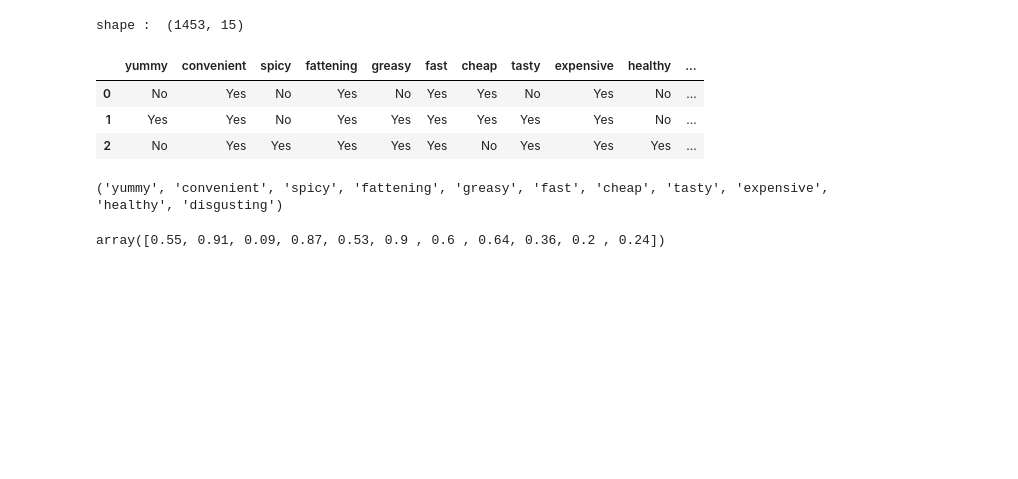
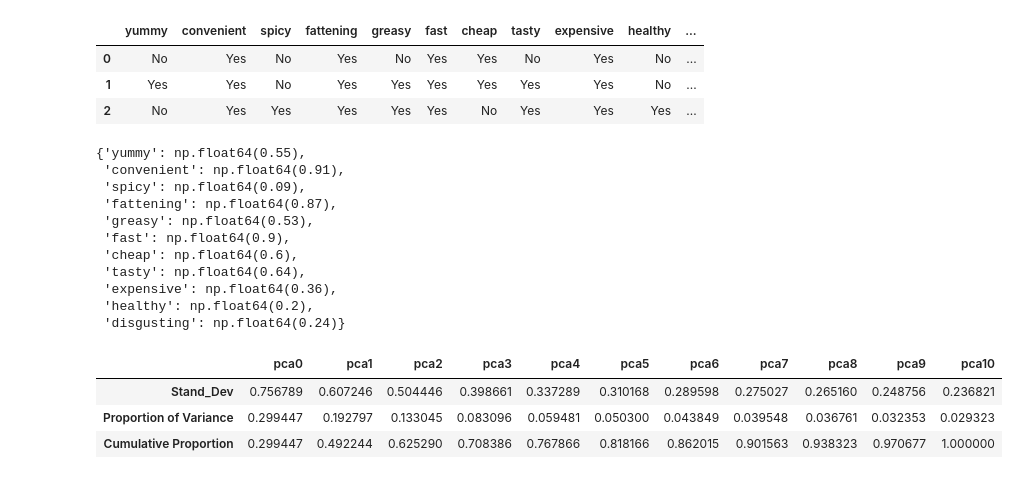
Before and after one commit to mdismailquraishicse/McDonaldCustomerSegmentation, a Jupyter notebook: McDonaldCustomerSegmentation.ipynb, the cells around one changed output. Cells and saved outputs as stored; diff of their text form; code cells hidden in the pictures; blank space fills up the shorter version.

```diff
--- a/McDonaldCustomerSegmentation.ipynb
+++ b/McDonaldCustomerSegmentation.ipynb
@@ -11,19 +16,47 @@ path = 'data\mcdonalds.csv'
 df = pd.read_csv(path)
 # %%
 # First look
-print('shape : ',df.shape)
 df.head(3)
 # %% [output]
-shape :  (1453, 15)
 |  | yummy | convenient | spicy | fattening | greasy | fast | cheap | tasty | expensive | healthy | ... |
 | 0 | No | Yes | No | Yes | No | Yes | Yes | No | Yes | No | ... |
 | 1 | Yes | Yes | No | Yes | Yes | Yes | Yes | Yes | Yes | No | ... |
 | 2 | No | Yes | Yes | Yes | Yes | Yes | No | Yes | Yes | Yes | ... |
 # %%
-binary_matrix = df.iloc[:,:11].values
-binary_matrix = (binary_matrix == 'Yes').astype('int')
-print(tuple(df.columns[:11]))
-np.round(binary_matrix.mean(axis=0),2)
+binary_matrix = df.iloc[:,:11].values # Converting dataframe to numpy of selected columns
+binary_matrix = (binary_matrix == 'Yes').astype('int') # Assigning Yes = 1 and No = 0.
+dict(zip(tuple(df.columns[:11]), np.round(binary_matrix.mean(axis=0),2))) # Zipping Columns with mean values
 # %% [output]
-('yummy', 'convenient', 'spicy', 'fattening', 'greasy', 'fast', 'cheap', 'tasty', 'expensive', 'healthy', 'disgusting')
+{'yummy': np.float64(0.55),
+ 'convenient': np.float64(0.91),
+ 'spicy': np.float64(0.09),
+ 'fattening': np.float64(0.87),
+ 'greasy': np.float64(0.53),
+ 'fast': np.float64(0.9),
+ 'cheap': np.float64(0.6),
+ 'tasty': np.float64(0.64),
+ 'expensive': np.float64(0.36),
+ 'healthy': np.float64(0.2),
+ 'disgusting': np.float64(0.24)}
-array([0.55, 0.91, 0.09, 0.87, 0.53, 0.9 , 0.6 , 0.64, 0.36, 0.2 , 0.24])
+# %%
+pca = PCA() # Pca object creation
+X_pca = pca.fit_transform(binary_matrix) # fit pca
+st = X_pca.std(axis=0) # fetch standard daviation of pca.
+
+cumulative_proportion = [] # list for cumulative proportion
+cumulative_proportion.append(pca.explained_variance_ratio_[0]) # append value from index 0 of pca.explain_variance_ration
+for i in range(1,11):
+    cumulative_proportion.append(cumulative_proportion[i-1]+pca.explained_variance_ratio_[i]) # cumulative proportion calculation and append to the list
+
+pca_dict = dict() # create dictionary
+# Assign standard daviation, proportion of variance, cumulative proportion to the dictionary
+pca_dict['Stand_Dev'] = st
+pca_dict['Proportion of Variance'] = pca.explained_variance_ratio_
+pca_dict['Cumulative Proportion'] = cumulative_proportion
+
+pd.DataFrame(pca_dict, index=pca.get_feature_names_out()).T # create dataframe from dictionary
+# %% [output]
+|  | pca0 | pca1 | pca2 | pca3 | pca4 | pca5 | pca6 | pca7 | pca8 | pca9 | pca10 |
+| Stand_Dev | 0.756789 | 0.607246 | 0.504446 | 0.398661 | 0.337289 | 0.310168 | 0.289598 | 0.275027 | 0.265160 | 0.248756 | 0.236821 |
+| Proportion of Variance | 0.299447 | 0.192797 | 0.133045 | 0.083096 | 0.059481 | 0.050300 | 0.043849 | 0.039548 | 0.036761 | 0.032353 | 0.029323 |
+| Cumulative Proportion | 0.299447 | 0.492244 | 0.625290 | 0.708386 | 0.767866 | 0.818166 | 0.862015 | 0.901563 | 0.938323 | 0.970677 | 1.000000 |
```
Also changed, not shown: parts of 5 cells of this notebook.
